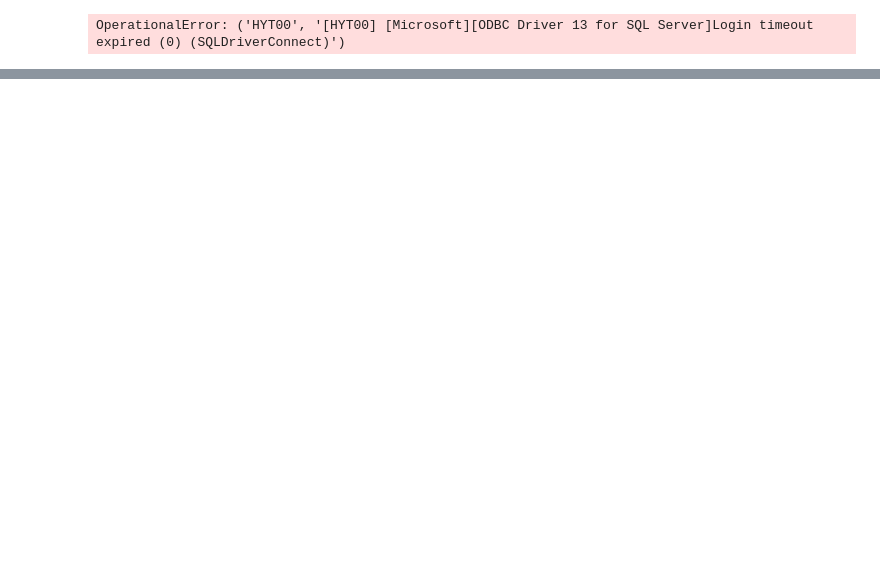
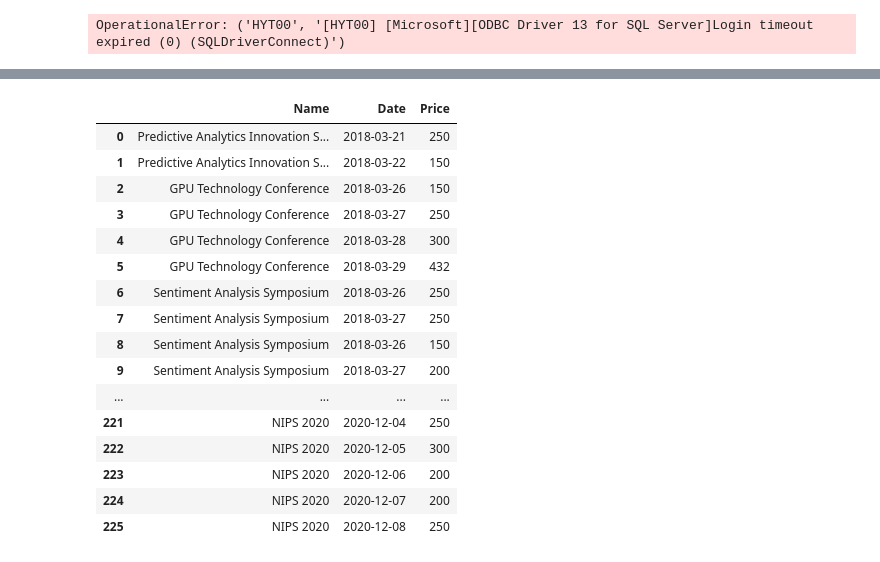
Before and after one commit to Zhylkaaa/DataGenerator, a Jupyter notebook: DataGenerator.ipynb, the cells around one changed output, grey strips where cells are left out. Saved outputs shown, nothing was run; the diff lists cells and outputs as text; code cells hidden in the pictures; blank space fills up the shorter version.

```diff
--- a/DataGenerator.ipynb
+++ b/DataGenerator.ipynb
@@ -261,0 +270,9 @@ OperationalError: ('HYT00', '[HYT00] [Microsoft][ODBC Driver 13 for SQL Server]L
+# %%
+conference_days = []
+price = [100, 200, 300, 250, 432, 150]
+for conference in generated_conferences.values:
+    name, start, end, desc = conference
+    for date in pd.date_range(start=start, end=end):
+        idx = np.random.randint(0, len(price))
+        conference_days.append([name, date.strftime('%Y-%m-%d'), price[idx]])
+conference_days
@@ -261,0 +297,24 @@ OperationalError: ('HYT00', '[HYT00] [Microsoft][ODBC Driver 13 for SQL Server]L
+# %%
+conference_days = pd.DataFrame(conference_days, columns=['Name', 'Date', 'Price'])
+# %%
+conference_days['Date'] = pd.to_datetime(conference_days['Date'])
+# %%
+conference_days # TODO: DayID
+# %% [output]
+|  | Name | Date | Price |
+| 0 | Predictive Analytics Innovation S... | 2018-03-21 | 250 |
+| 1 | Predictive Analytics Innovation S... | 2018-03-22 | 150 |
+| 2 | GPU Technology Conference | 2018-03-26 | 150 |
+| 3 | GPU Technology Conference | 2018-03-27 | 250 |
+| 4 | GPU Technology Conference | 2018-03-28 | 300 |
+| 5 | GPU Technology Conference | 2018-03-29 | 432 |
+| 6 | Sentiment Analysis Symposium | 2018-03-26 | 250 |
+| 7 | Sentiment Analysis Symposium | 2018-03-27 | 250 |
+| 8 | Sentiment Analysis Symposium | 2018-03-26 | 150 |
+| 9 | Sentiment Analysis Symposium | 2018-03-27 | 200 |
+| ... | ... | ... | ... |
+| 221 | NIPS 2020 | 2020-12-04 | 250 |
+| 222 | NIPS 2020 | 2020-12-05 | 300 |
+| 223 | NIPS 2020 | 2020-12-06 | 200 |
+| 224 | NIPS 2020 | 2020-12-07 | 200 |
+| 225 | NIPS 2020 | 2020-12-08 | 250 |
```
Also changed, not shown: parts of 8 cells of this notebook.
